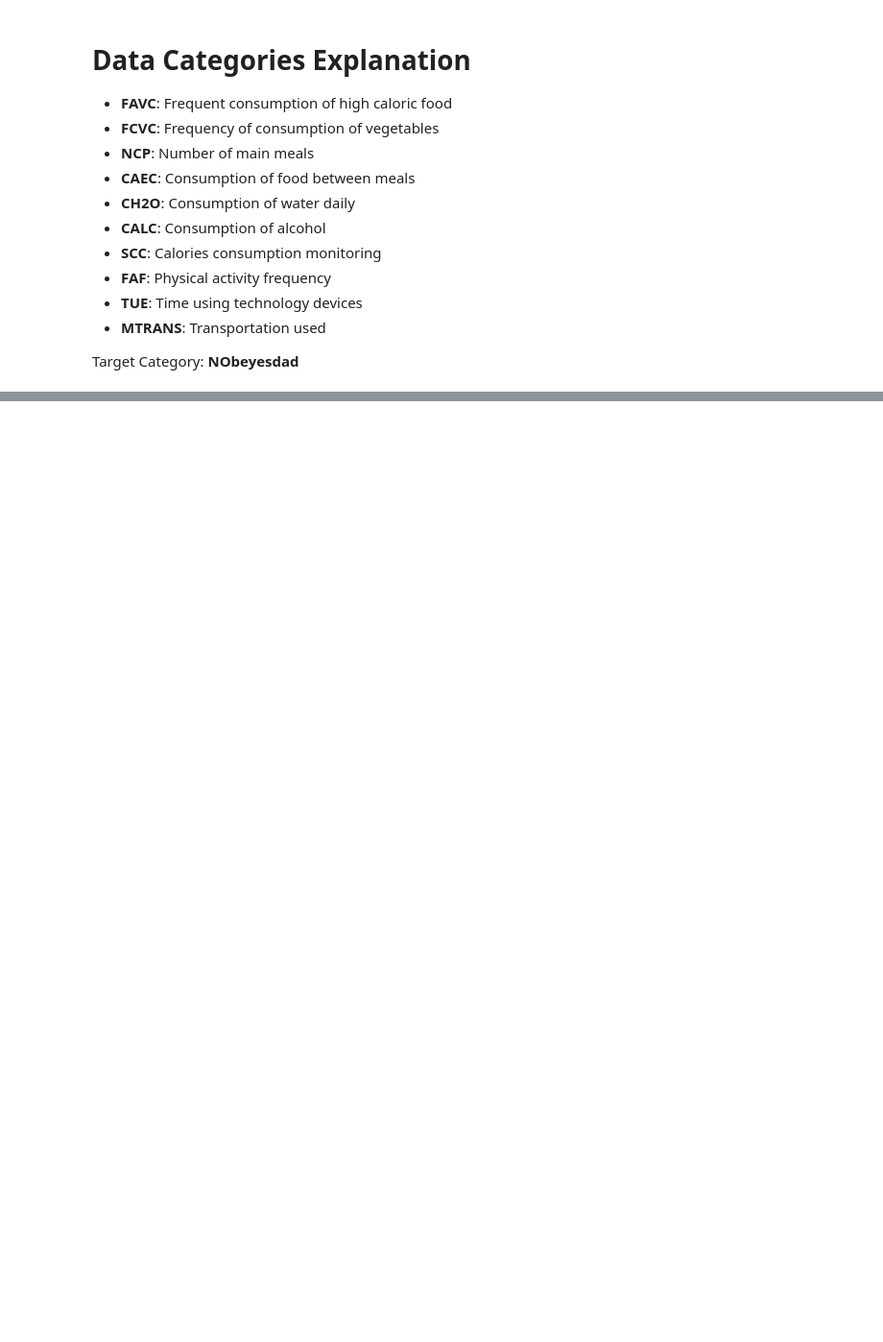
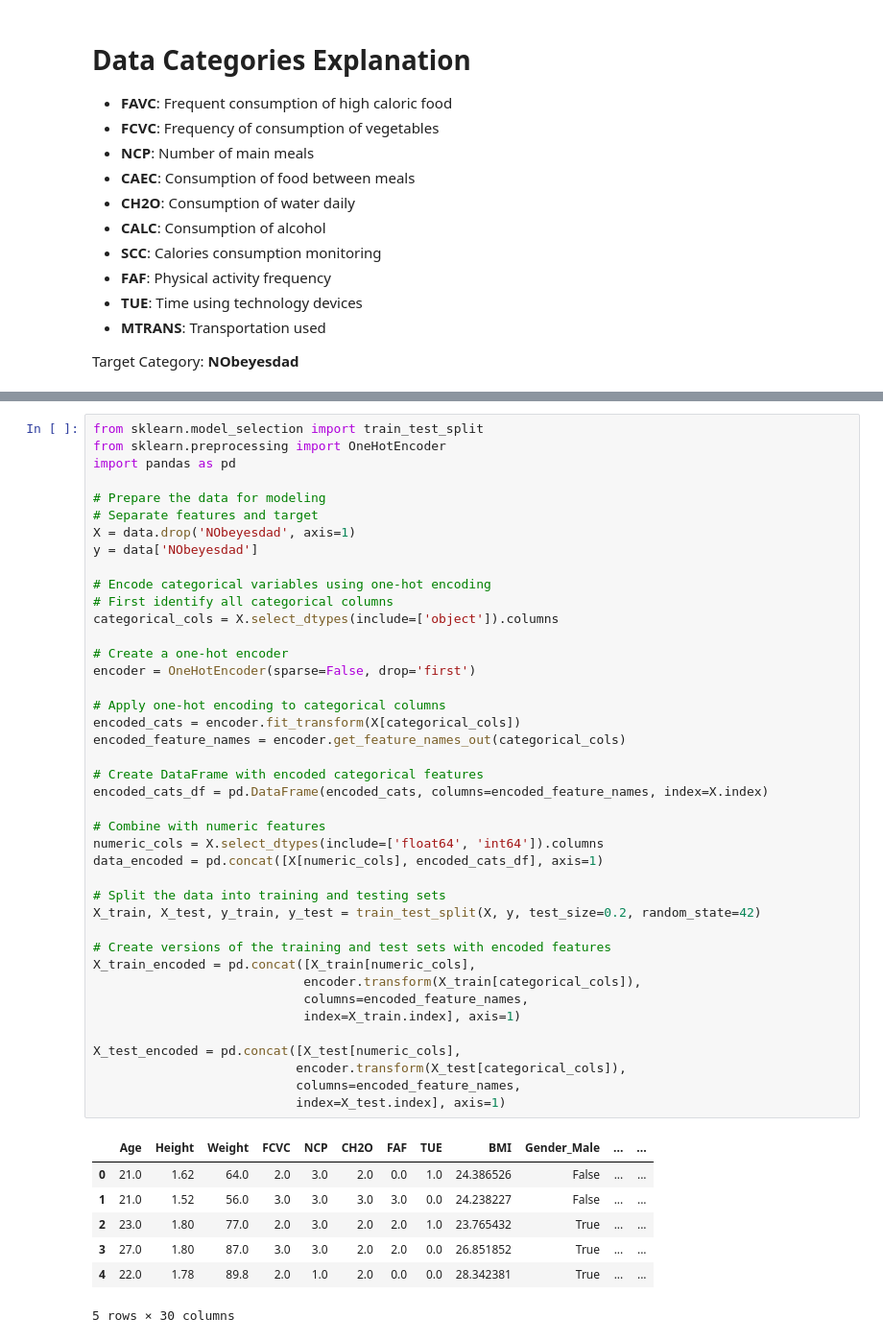
Before and after one commit to gupessanha/Data-Mining, a Jupyter notebook: T1/trab.ipynb, the cells around one changed output, grey strips where cells are left out. Shown at 96% size. Saved outputs shown, nothing was run; the diff lists cells and outputs as text; blank space fills up the shorter version.

```diff
--- a/T1/trab.ipynb
+++ b/T1/trab.ipynb
@@ -223,0 +115,49 @@ Shapiro: Likely NOT normal distribution
+# %%
+from sklearn.model_selection import train_test_split
+from sklearn.preprocessing import OneHotEncoder
+import pandas as pd
+
+# Prepare the data for modeling
+# Separate features and target
+X = data.drop('NObeyesdad', axis=1)
+y = data['NObeyesdad']
+
+# Encode categorical variables using one-hot encoding
+# First identify all categorical columns
+categorical_cols = X.select_dtypes(include=['object']).columns
+
+# Create a one-hot encoder
+encoder = OneHotEncoder(sparse=False, drop='first')
+
+# Apply one-hot encoding to categorical columns
+encoded_cats = encoder.fit_transform(X[categorical_cols])
+encoded_feature_names = encoder.get_feature_names_out(categorical_cols)
+
+# Create DataFrame with encoded categorical features
+encoded_cats_df = pd.DataFrame(encoded_cats, columns=encoded_feature_names, index=X.index)
+
+# Combine with numeric features
+numeric_cols = X.select_dtypes(include=['float64', 'int64']).columns
+data_encoded = pd.concat([X[numeric_cols], encoded_cats_df], axis=1)
+
+# Split the data into training and testing sets
+X_train, X_test, y_train, y_test = train_test_split(X, y, test_size=0.2, random_state=42)
+
+# Create versions of the training and test sets with encoded features
+X_train_encoded = pd.concat([X_train[numeric_cols],
+                            encoder.transform(X_train[categorical_cols]),
+                            columns=encoded_feature_names,
+                            index=X_train.index], axis=1)
+
+X_test_encoded = pd.concat([X_test[numeric_cols],
+                           encoder.transform(X_test[categorical_cols]),
+                           columns=encoded_feature_names,
+                           index=X_test.index], axis=1)
+# %% [output]
+|  | Age | Height | Weight | FCVC | NCP | CH2O | FAF | TUE | BMI | Gender_Male | ... | ... |
+| 0 | 21.0 | 1.62 | 64.0 | 2.0 | 3.0 | 2.0 | 0.0 | 1.0 | 24.386526 | False | ... | ... |
+| 1 | 21.0 | 1.52 | 56.0 | 3.0 | 3.0 | 3.0 | 3.0 | 0.0 | 24.238227 | False | ... | ... |
+| 2 | 23.0 | 1.80 | 77.0 | 2.0 | 3.0 | 2.0 | 2.0 | 1.0 | 23.765432 | True | ... | ... |
+| 3 | 27.0 | 1.80 | 87.0 | 3.0 | 3.0 | 2.0 | 2.0 | 0.0 | 26.851852 | True | ... | ... |
+| 4 | 22.0 | 1.78 | 89.8 | 2.0 | 1.0 | 2.0 | 0.0 | 0.0 | 28.342381 | True | ... | ... |
+5 rows × 30 columns
```
Also changed, not shown: parts of 18 cells of this notebook.
